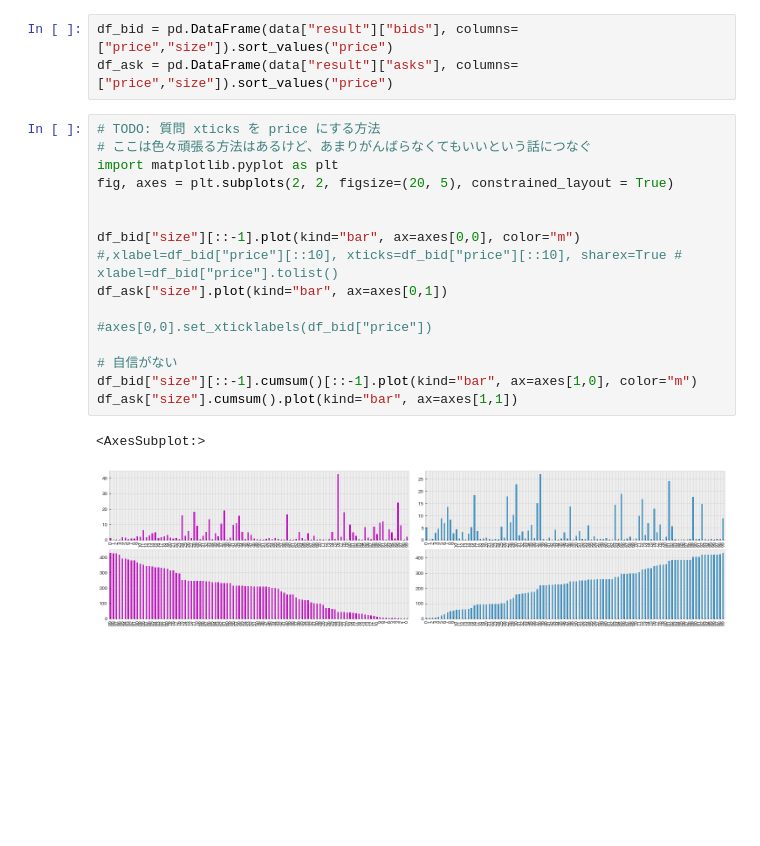
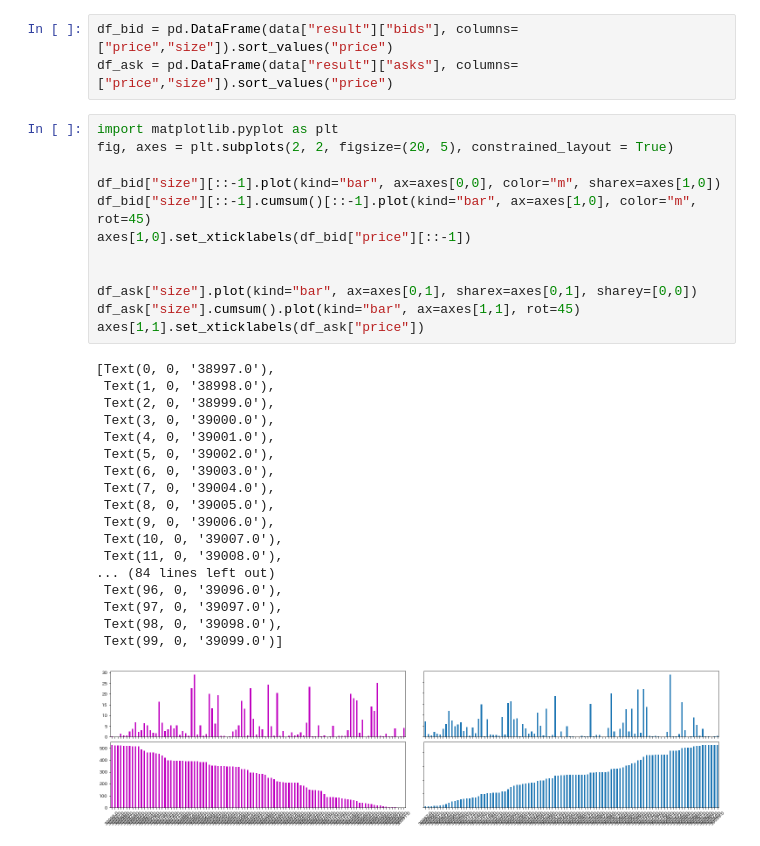
Before and after one commit to fin-py/botter4visualization, a Jupyter notebook: source/static_plots.ipynb, the cells around one changed output. Drawn from its saved outputs; the diff is of its cells as text; blank space fills up the shorter version.

```diff
--- a/source/static_plots.ipynb
+++ b/source/static_plots.ipynb
@@ -287,21 +353,33 @@ data = asyncio.run(get_trades("BTC-PERP"))
 df_bid = pd.DataFrame(data["result"]["bids"], columns=["price","size"]).sort_values("price")
 df_ask = pd.DataFrame(data["result"]["asks"], columns=["price","size"]).sort_values("price")
 # %%
-# TODO: 質問 xticks を price にする方法
-# ここは色々頑張る方法はあるけど、あまりがんばらなくてもいいという話につなぐ
 import matplotlib.pyplot as plt
 fig, axes = plt.subplots(2, 2, figsize=(20, 5), constrained_layout = True)
 
+df_bid["size"][::-1].plot(kind="bar", ax=axes[0,0], color="m", sharex=axes[1,0])
+df_bid["size"][::-1].cumsum()[::-1].plot(kind="bar", ax=axes[1,0], color="m", rot=45)
+axes[1,0].set_xticklabels(df_bid["price"][::-1])
 
-df_bid["size"][::-1].plot(kind="bar", ax=axes[0,0], color="m")
-#,xlabel=df_bid["price"][::10], xticks=df_bid["price"][::10], sharex=True # xlabel=df_bid["price"].tolist()
-df_ask["size"].plot(kind="bar", ax=axes[0,1])
 
-#axes[0,0].set_xticklabels(df_bid["price"])
-
-# 自信がない
-df_bid["size"][::-1].cumsum()[::-1].plot(kind="bar", ax=axes[1,0], color="m")
-df_ask["size"].cumsum().plot(kind="bar", ax=axes[1,1])
+df_ask["size"].plot(kind="bar", ax=axes[0,1], sharex=axes[0,1], sharey=[0,0])
+df_ask["size"].cumsum().plot(kind="bar", ax=axes[1,1], rot=45)
+axes[1,1].set_xticklabels(df_ask["price"])
 # %% [output]
-<AxesSubplot:>
+[Text(0, 0, '38997.0'),
+ Text(1, 0, '38998.0'),
+ Text(2, 0, '38999.0'),
+ Text(3, 0, '39000.0'),
+ Text(4, 0, '39001.0'),
+ Text(5, 0, '39002.0'),
+ Text(6, 0, '39003.0'),
+ Text(7, 0, '39004.0'),
+ Text(8, 0, '39005.0'),
+ Text(9, 0, '39006.0'),
+ Text(10, 0, '39007.0'),
+ Text(11, 0, '39008.0'),
+... (84 lines left out)
+ Text(96, 0, '39096.0'),
+ Text(97, 0, '39097.0'),
+ Text(98, 0, '39098.0'),
+ Text(99, 0, '39099.0')]
-[figure, old version]
+[figure, new version]
```
Also changed, not shown: parts of 39 cells of this notebook.
